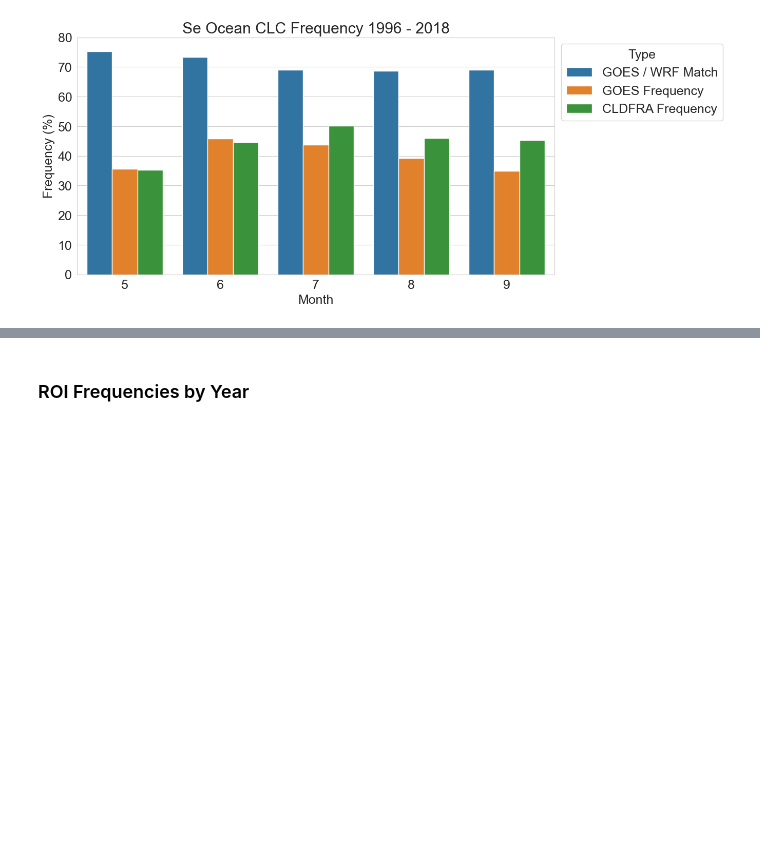
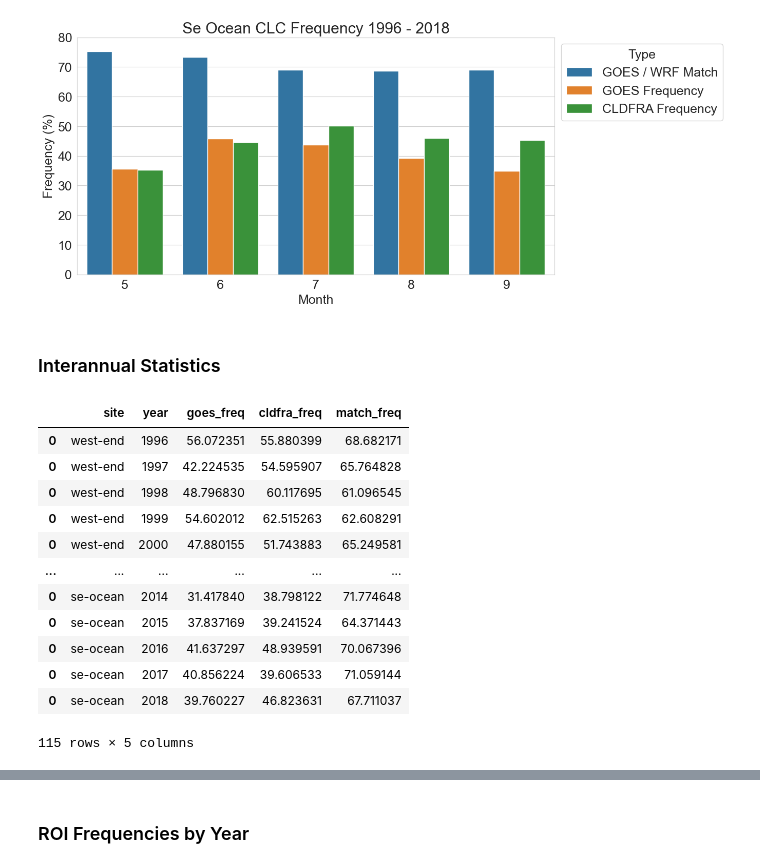
Before and after one commit to UCSB-NRS/sci-wrf-analysis, a Jupyter notebook: notebooks/wrf-goes-low-clouds-cldfra.ipynb, the cells around one changed output, grey strips where cells are left out. Cells and saved outputs as stored; diff of their text form; code cells hidden in the pictures; blank space fills up the shorter version.

```diff
--- a/notebooks/wrf-goes-low-clouds-cldfra.ipynb
+++ b/notebooks/wrf-goes-low-clouds-cldfra.ipynb
@@ -794,3 +824,23 @@ for site in freq_df['site'].unique().tolist():
 [figure]
 [figure]
 [figure]
+# %% [markdown]
+### Interannual Statistics
+# %%
+# Get yearly frequencies
+freq_df = get_yearly_freq(clc_ds, site_df)
+freq_df
+# %% [output]
+|  | site | year | goes_freq | cldfra_freq | match_freq |
+| 0 | west-end | 1996 | 56.072351 | 55.880399 | 68.682171 |
+| 0 | west-end | 1997 | 42.224535 | 54.595907 | 65.764828 |
+| 0 | west-end | 1998 | 48.796830 | 60.117695 | 61.096545 |
+| 0 | west-end | 1999 | 54.602012 | 62.515263 | 62.608291 |
+| 0 | west-end | 2000 | 47.880155 | 51.743883 | 65.249581 |
+| ... | ... | ... | ... | ... | ... |
+| 0 | se-ocean | 2014 | 31.417840 | 38.798122 | 71.774648 |
+| 0 | se-ocean | 2015 | 37.837169 | 39.241524 | 64.371443 |
+| 0 | se-ocean | 2016 | 41.637297 | 48.939591 | 70.067396 |
+| 0 | se-ocean | 2017 | 40.856224 | 39.606533 | 71.059144 |
+| 0 | se-ocean | 2018 | 39.760227 | 46.823631 | 67.711037 |
+115 rows × 5 columns
```
Also changed, not shown: parts of 11 cells of this notebook, 2 other files.
